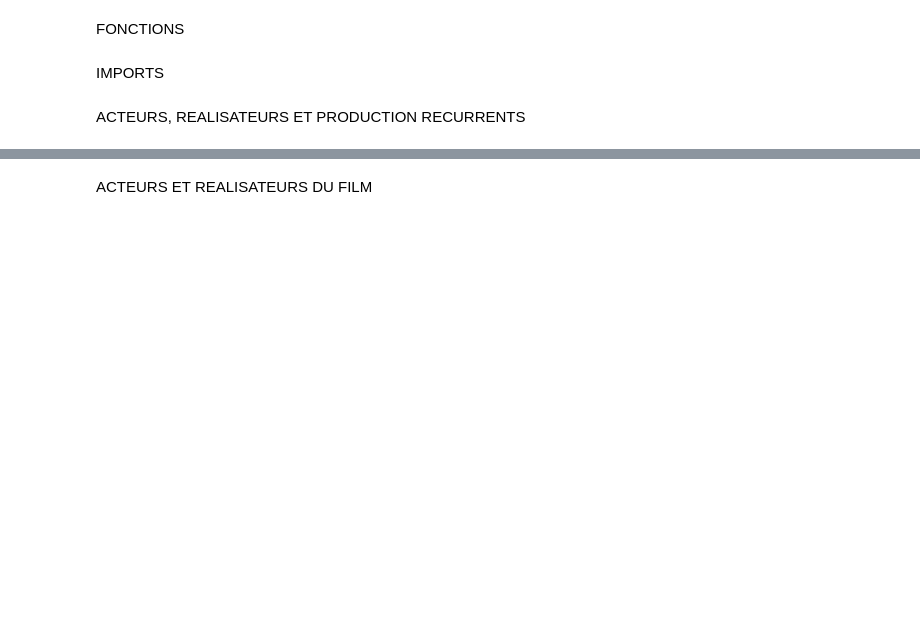
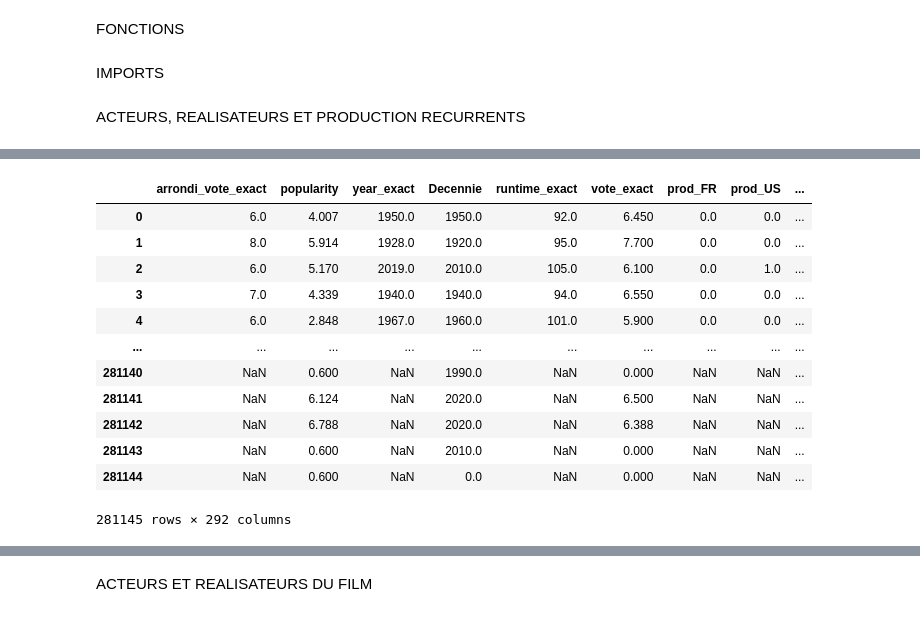
Before and after one commit to KilianCadiou/The-Rock-mendation, a Jupyter notebook: KNN.ipynb, the cells around one changed output, grey strips where cells are left out. Saved outputs shown, nothing was run; the diff lists cells and outputs as text; code cells hidden in the pictures; blank space fills up the shorter version.

```diff
--- a/KNN.ipynb
+++ b/KNN.ipynb
@@ -169,10 +169,4 @@ IMPORTS
 # %%
 # df = pd.read_csv('BD/P2_G5_films.csv.gz', compression = 'gzip', na_values = ['\\N'])
 df = pd.read_csv('BD/P2_G5_films.csv.gz', compression = 'gzip')
-df_acteurs = df.copy()
-df_realisateurs = df.copy()
-df_production = df.copy()
-df_acteurs_recurrents = df.copy()
-df_realisateurs_recurrents = df.copy()
-df_production_reccurent = df.copy()
-df_recherche = df.copy()
+df = df.fillna(0)
@@ -322,3 +304,19 @@ NearestNeighbors(metric='euclidean', n_neighbors=8)
+# %%
+df[caracteristiques]
+# %% [output]
+|  | arrondi_vote_exact | popularity | year_exact | Decennie | runtime_exact | vote_exact | prod_FR | prod_US | ... |
+| 0 | 6.0 | 4.007 | 1950.0 | 1950.0 | 92.0 | 6.450 | 0.0 | 0.0 | ... |
+| 1 | 8.0 | 5.914 | 1928.0 | 1920.0 | 95.0 | 7.700 | 0.0 | 0.0 | ... |
+| 2 | 6.0 | 5.170 | 2019.0 | 2010.0 | 105.0 | 6.100 | 0.0 | 1.0 | ... |
+| 3 | 7.0 | 4.339 | 1940.0 | 1940.0 | 94.0 | 6.550 | 0.0 | 0.0 | ... |
+| 4 | 6.0 | 2.848 | 1967.0 | 1960.0 | 101.0 | 5.900 | 0.0 | 0.0 | ... |
+| ... | ... | ... | ... | ... | ... | ... | ... | ... | ... |
+| 281140 | NaN | 0.600 | NaN | 1990.0 | NaN | 0.000 | NaN | NaN | ... |
+| 281141 | NaN | 6.124 | NaN | 2020.0 | NaN | 6.500 | NaN | NaN | ... |
+| 281142 | NaN | 6.788 | NaN | 2020.0 | NaN | 6.388 | NaN | NaN | ... |
+| 281143 | NaN | 0.600 | NaN | 2010.0 | NaN | 0.000 | NaN | NaN | ... |
+| 281144 | NaN | 0.600 | NaN | 0.0 | NaN | 0.000 | NaN | NaN | ... |
+281145 rows × 292 columns
 # %%
 caracteristiques.append('film_id_out_KNN')
 resultat = pokemons_similaires(df[caracteristiques], film_id, model, SN, poids, X_encoded, df)
```
Also changed, not shown: parts of 7 cells of this notebook.
